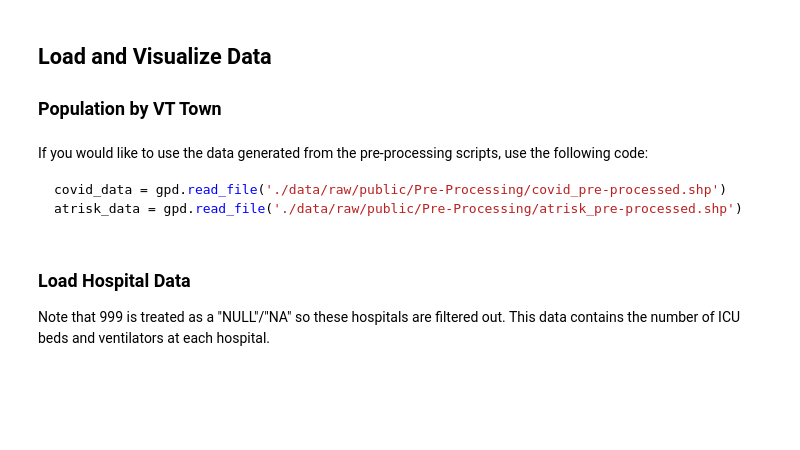
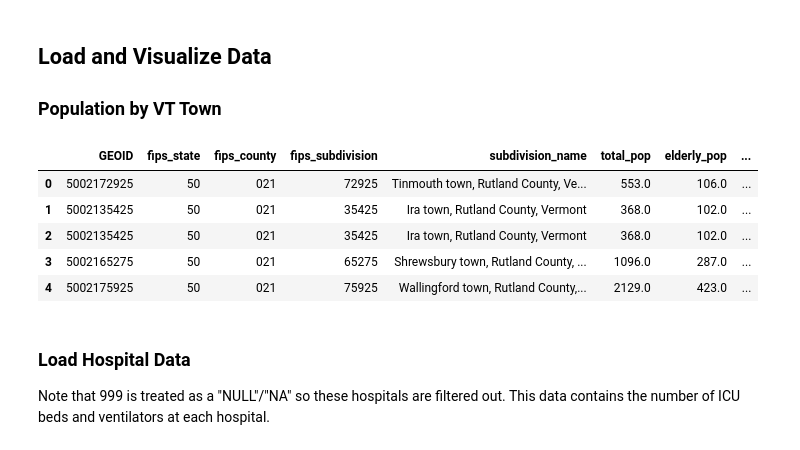
Before and after one commit to samroubin/VTPharmacy, a Jupyter notebook: procedure/code/02_Pharmacy_Accessibility_Analysis.ipynb, the cells around one changed output. Cells and saved outputs as stored; diff of their text form; code cells hidden in the pictures; blank space fills up the shorter version.

Commit message:
Population data code

````diff
--- a/procedure/code/02_Pharmacy_Accessibility_Analysis.ipynb
+++ b/procedure/code/02_Pharmacy_Accessibility_Analysis.ipynb
@@ -73,10 +73,3 @@ os.getcwd()
 ## Load and Visualize Data
 
 ### Population by VT Town
-# %% [markdown]
-If you would like to use the data generated from the pre-processing scripts, use the following code:
-
-```py
-covid_data = gpd.read_file('./data/raw/public/Pre-Processing/covid_pre-processed.shp')
-atrisk_data = gpd.read_file('./data/raw/public/Pre-Processing/atrisk_pre-processed.shp')
-```
@@ -90,3 +76,23 @@ population_df.head()
+# %%
+# Read in population data by town
+population_df = gpd.read_file('./data/raw/public/population/tidycensus_alldata.gpkg')
+population_df.head()
+
+# Read in metropolitan / micropolitan classifications (NECTAS)
+nectas_df =  gpd.read_file('./data/raw/public/population/nectas.csv')
+nectas_df.head()
+
+# Join NECTAS classifications to population data with subdivision FIPS
+final_population_df = pd.merge(population_df, nectas_df[['fips_subdivision', 'necta']], on='fips_subdivision')
+final_population_df.head()
+ # any way to check that this joined properly?
+# %% [output]
+|  | GEOID | fips_state | fips_county | fips_subdivision | subdivision_name | total_pop | elderly_pop | ... |
+| 0 | 5002172925 | 50 | 021 | 72925 | Tinmouth town, Rutland County, Ve... | 553.0 | 106.0 | ... |
+| 1 | 5002135425 | 50 | 021 | 35425 | Ira town, Rutland County, Vermont | 368.0 | 102.0 | ... |
+| 2 | 5002135425 | 50 | 021 | 35425 | Ira town, Rutland County, Vermont | 368.0 | 102.0 | ... |
+| 3 | 5002165275 | 50 | 021 | 65275 | Shrewsbury town, Rutland County, ... | 1096.0 | 287.0 | ... |
+| 4 | 5002175925 | 50 | 021 | 75925 | Wallingford town, Rutland County,... | 2129.0 | 423.0 | ... |
 # %%
 # Read in covid case data - not using to simplify the study,
 # but did not want to delete the path in case someone wants to bring this in later.
````
Also changed, not shown: parts of 5 cells of this notebook.
